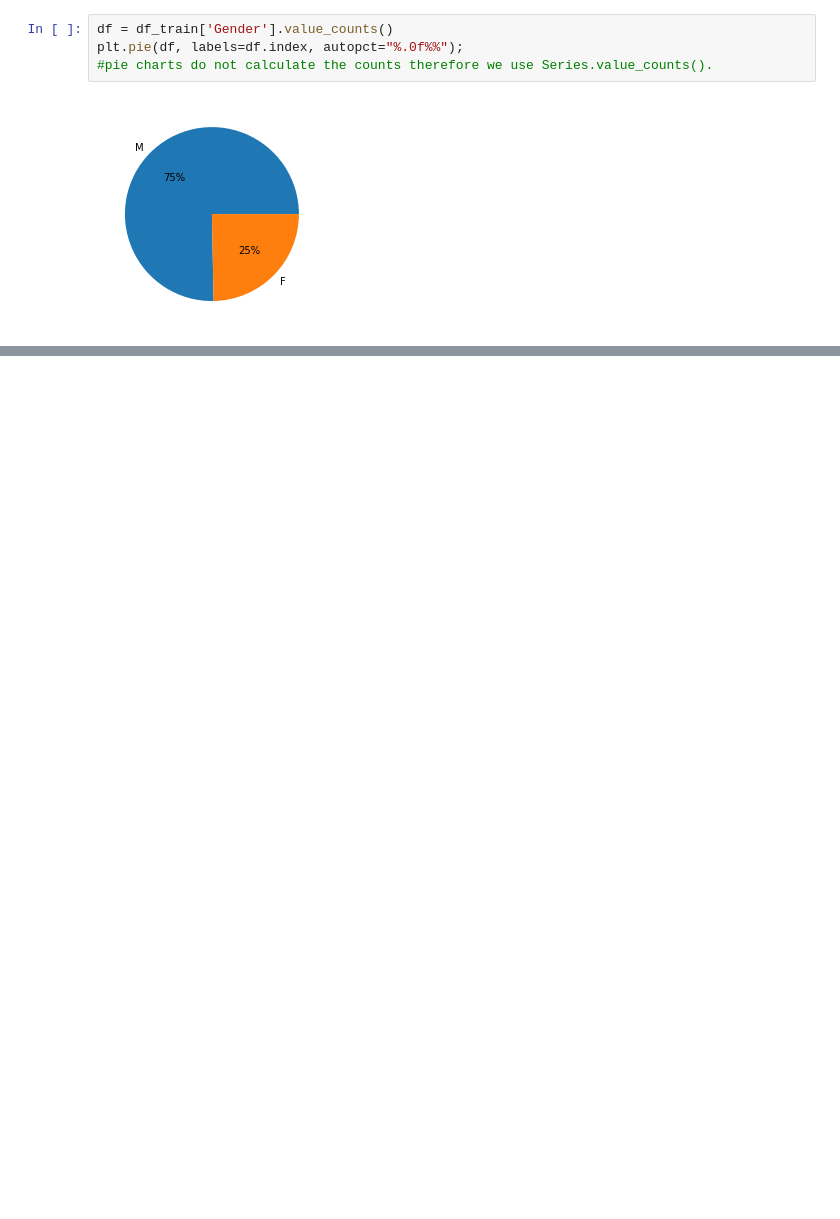
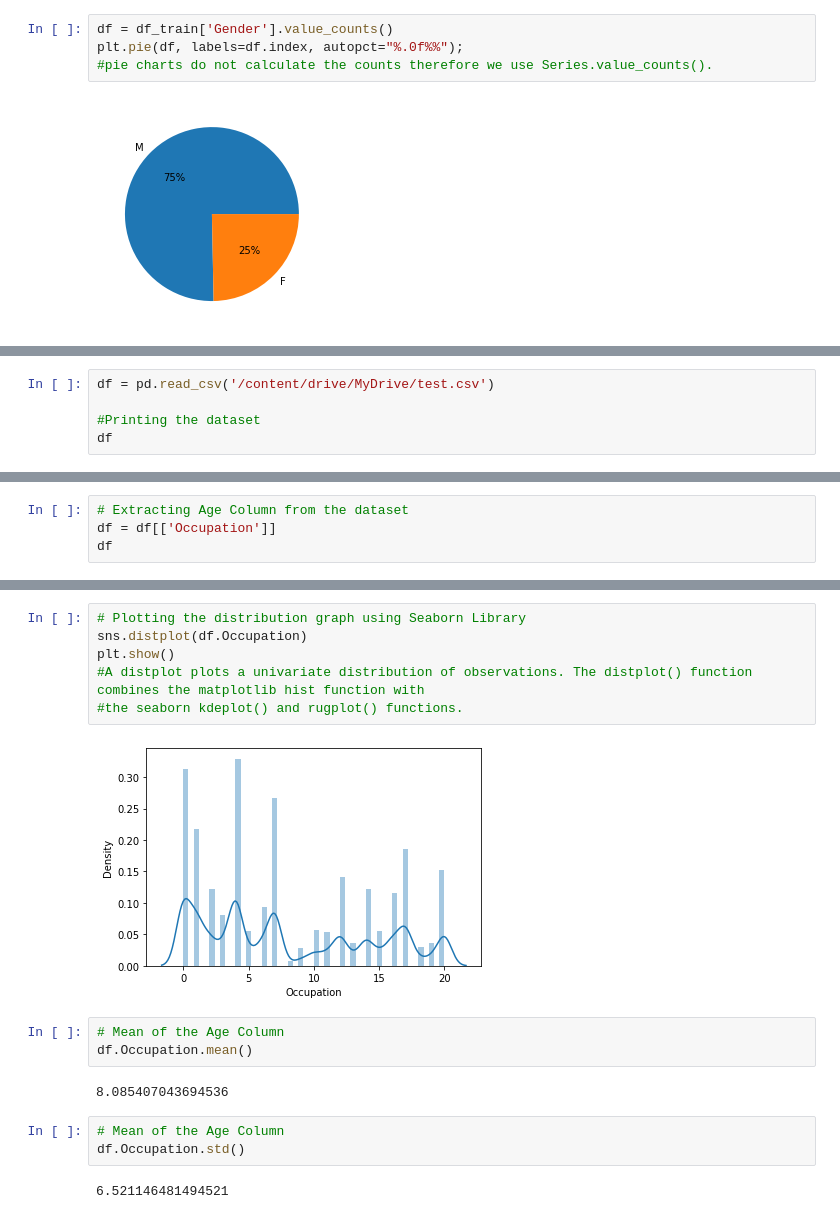
Before and after one commit to Lazyluciffer/BLACK-FRIDAYSALES, a Jupyter notebook: BLACKFRIDAYSALE.ipynb, the cells around one changed output, grey strips where cells are left out. Saved outputs shown, nothing was run; the diff lists cells and outputs as text; blank space fills up the shorter version.

```diff
--- a/BLACKFRIDAYSALE.ipynb
+++ b/BLACKFRIDAYSALE.ipynb
@@ -828,0 +895,5 @@ plt.pie(df, labels=df.index, autopct="%.0f%%");
+# %%
+df = pd.read_csv('/content/drive/MyDrive/test.csv')
+
+#Printing the dataset
+df
@@ -828,0 +914,4 @@ plt.pie(df, labels=df.index, autopct="%.0f%%");
+# %%
+# Extracting Age Column from the dataset
+df = df[['Occupation']]
+df
@@ -828,0 +932,18 @@ plt.pie(df, labels=df.index, autopct="%.0f%%");
+# %%
+# Plotting the distribution graph using Seaborn Library
+sns.distplot(df.Occupation)
+plt.show()
+#A distplot plots a univariate distribution of observations. The distplot() function combines the matplotlib hist function with
+#the seaborn kdeplot() and rugplot() functions.
+# %% [output]
+[figure, added]
+# %%
+# Mean of the Age Column
+df.Occupation.mean()
+# %% [output]
+8.085407043694536
+# %%
+# Mean of the Age Column
+df.Occupation.std()
+# %% [output]
+6.521146481494521
```
Also changed, not shown: parts of 15 cells of this notebook.
